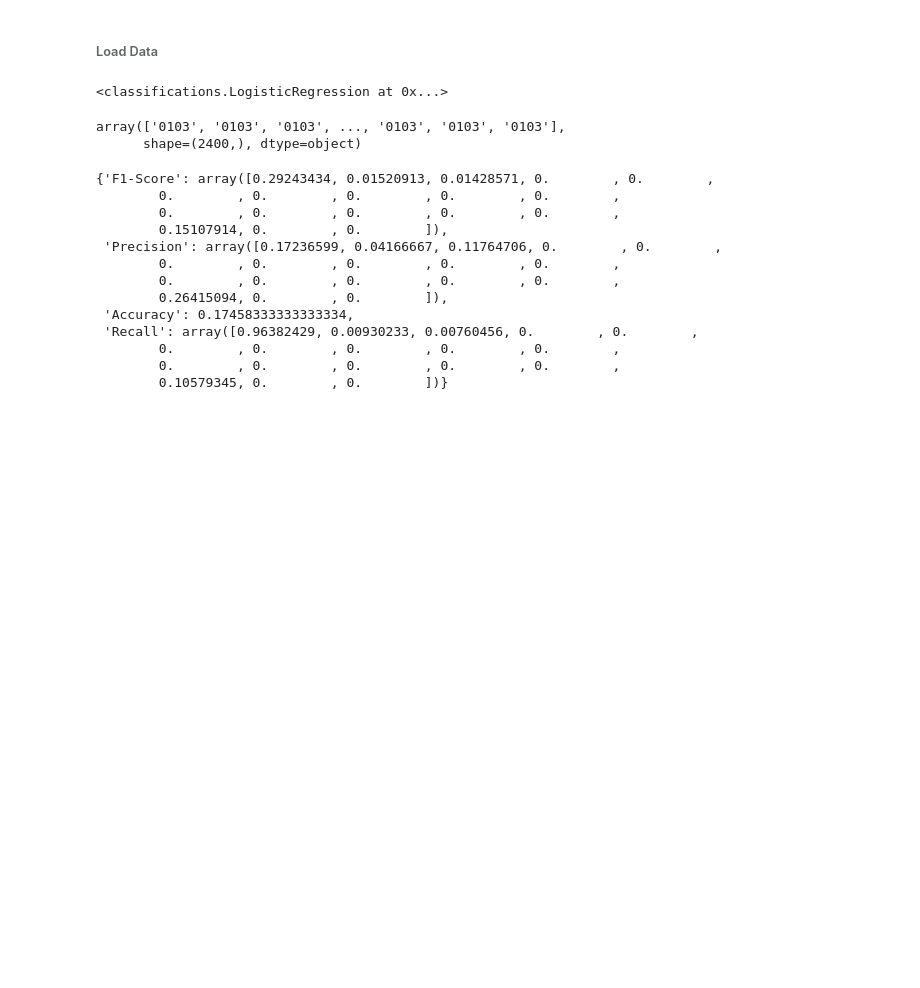
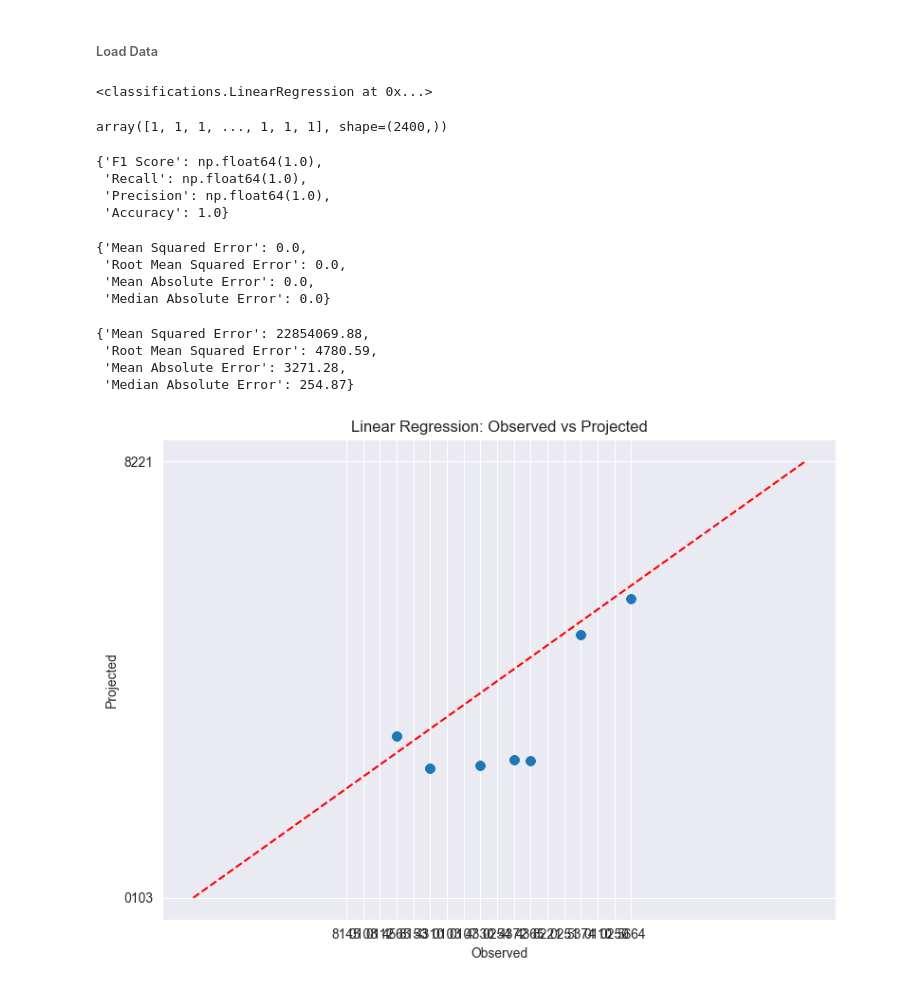
Before and after one commit to is-leeroy-jenkins/Mathy, a Jupyter notebook: ipynb/board.ipynb, the cells around one changed output. Saved outputs shown, nothing was run; the diff lists cells and outputs as text; code cells hidden in the pictures; blank space fills up the shorter version.

```diff
--- a/ipynb/board.ipynb
+++ b/ipynb/board.ipynb
@@ -75,33 +78,40 @@ normal = NormalScaler( )
 normal_training = normal.train_transform( training_data )
 normal_testing = normal.train_transform( testing_data )
 # %%
-lr = LogisticRegression( )
+lr = LinearRegression( )
 lr.train( data, targets )
 # %% [output]
-<classifications.LogisticRegression at 0x...>
+<classifications.LinearRegression at 0x...>
 # %%
 prediction = lr.project( data, targets  )
 prediction
 # %% [output]
-array(['0103', '0103', '0103', ..., '0103', '0103', '0103'],
-      shape=(2400,), dtype=object)
+array([1, 1, 1, ..., 1, 1, 1], shape=(2400,))
 # %%
-score = lr.score( data, targets )
+score = lr.score( data, prediction )
 score
+# %% [output]
+{'F1 Score': np.float64(1.0),
+ 'Recall': np.float64(1.0),
+ 'Precision': np.float64(1.0),
+ 'Accuracy': 1.0}
 # %%
 analysis = lr.analyze( data, targets )
 analysis
 # %% [output]
-{'F1-Score': array([0.29243434, 0.01520913, 0.01428571, 0.        , 0.        ,
-        0.        , 0.        , 0.        , 0.        , 0.        ,
-        0.        , 0.        , 0.        , 0.        , 0.        ,
-        0.15107914, 0.        , 0.        ]),
- 'Precision': array([0.17236599, 0.04166667, 0.11764706, 0.        , 0.        ,
-        0.        , 0.        , 0.        , 0.        , 0.        ,
-        0.        , 0.        , 0.        , 0.        , 0.        ,
-        0.26415094, 0.        , 0.        ]),
- 'Accuracy': 0.17458333333333334,
- 'Recall': array([0.96382429, 0.00930233, 0.00760456, 0.        , 0.        ,
-        0.        , 0.        , 0.        , 0.        , 0.        ,
-        0.        , 0.        , 0.        , 0.        , 0.        ,
-        0.10579345, 0.        , 0.        ])}
+{'Mean Squared Error': 0.0,
+ 'Root Mean Squared Error': 0.0,
+ 'Mean Absolute Error': 0.0,
+ 'Median Absolute Error': 0.0}
+# %%
+analysis = lr.analyze( standardized_training, training_values )
+analysis
+# %% [output]
+{'Mean Squared Error': 22854069.88,
+ 'Root Mean Squared Error': 4780.59,
+ 'Mean Absolute Error': 3271.28,
+ 'Median Absolute Error': 254.87}
+# %%
+lr.scatter_plot( standardized_training, training_values )
+# %% [output]
+[figure, added]
```
Also changed, not shown: parts of 1 cell of this notebook, 1 other file.
